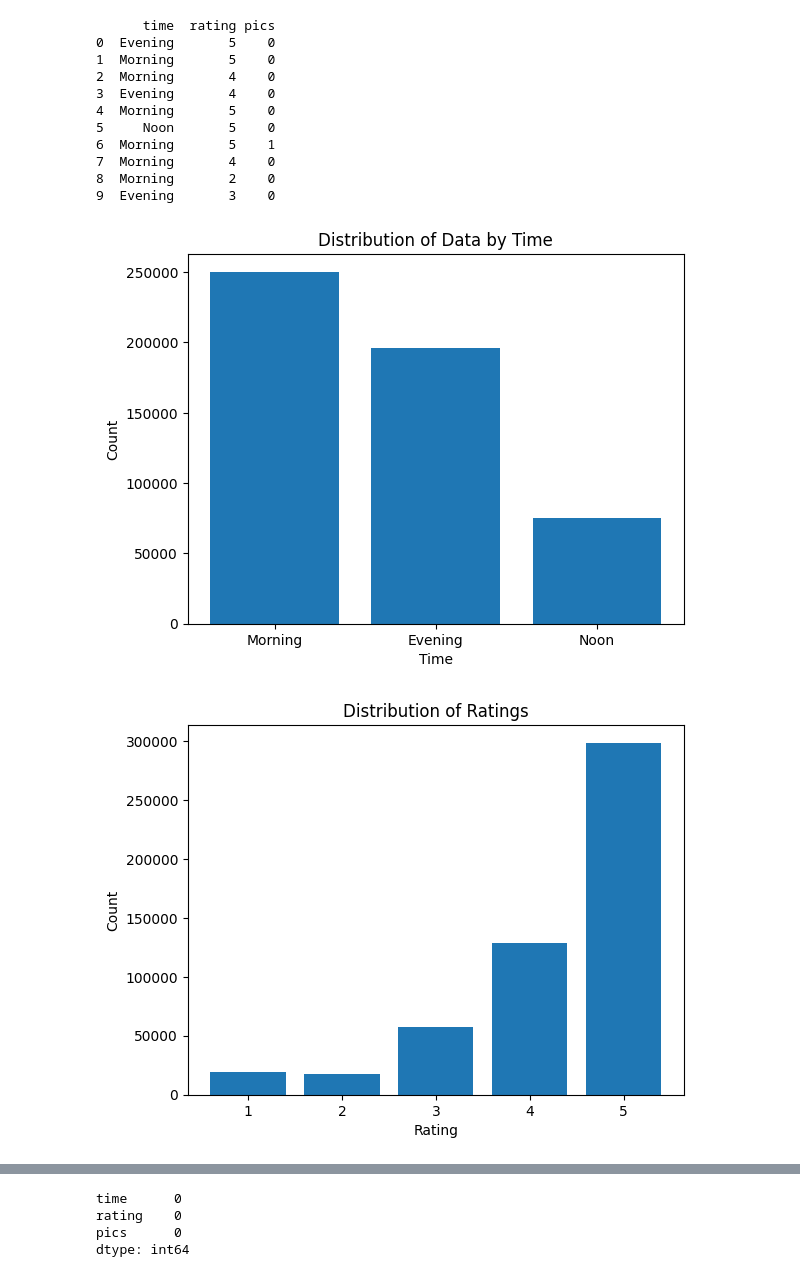
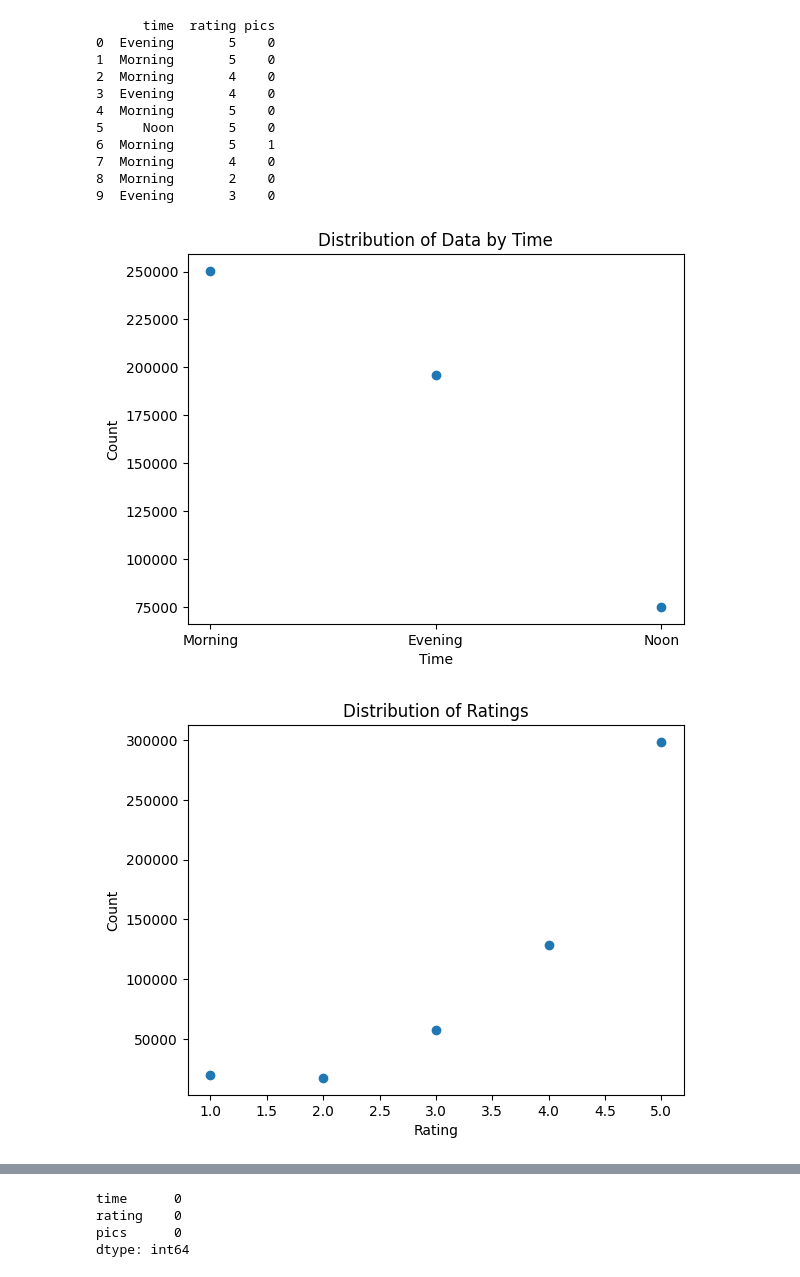
Before and after one commit to SkywingsWang/Masters-Degree-Dissertation, a Jupyter notebook: dissertation.ipynb, the cells around one changed output, grey strips where cells are left out. Cells and saved outputs as stored; diff of their text form; code cells hidden in the pictures.

```diff
--- a/dissertation.ipynb
+++ b/dissertation.ipynb
@@ -98,33 +106,33 @@ print(data_modified[:10])
 # %%
 # Count of data by time
 time_counts = data_modified['time'].value_counts()
 
-# Histogram for data distribution by time
-plt.bar(time_counts.index, time_counts.values)
+# Scatter plot for data distribution by time
+plt.scatter(time_counts.index, time_counts.values)
 plt.xlabel('Time')
 plt.ylabel('Count')
 plt.title('Distribution of Data by Time')
 plt.show()
 
 # Count of data by rating
 rating_counts = data_modified['rating'].value_counts()
 
-# Bar chart for rating distribution
-plt.bar(rating_counts.index, rating_counts.values)
+# Scatter plot for rating distribution
+plt.scatter(rating_counts.index, rating_counts.values)
 plt.xlabel('Rating')
 plt.ylabel('Count')
 plt.title('Distribution of Ratings')
 plt.show()
 
 # Count of data by pics
 pics_counts = data_modified['pics'].value_counts()
 
-# Bar chart for pics distribution
-plt.bar(pics_counts.index, pics_counts.values)
+# Scatter plot for pics distribution
+plt.scatter(pics_counts.index, pics_counts.values)
 plt.xlabel('Pics')
 plt.ylabel('Count')
 plt.title('Distribution of Pics')
 plt.show()
 # %% [output]
-[figure, old version]
+[figure, new version]
-[figure, old version]
+[figure, new version]
```
Also changed, not shown: parts of 18 cells of this notebook, 1 other file.
